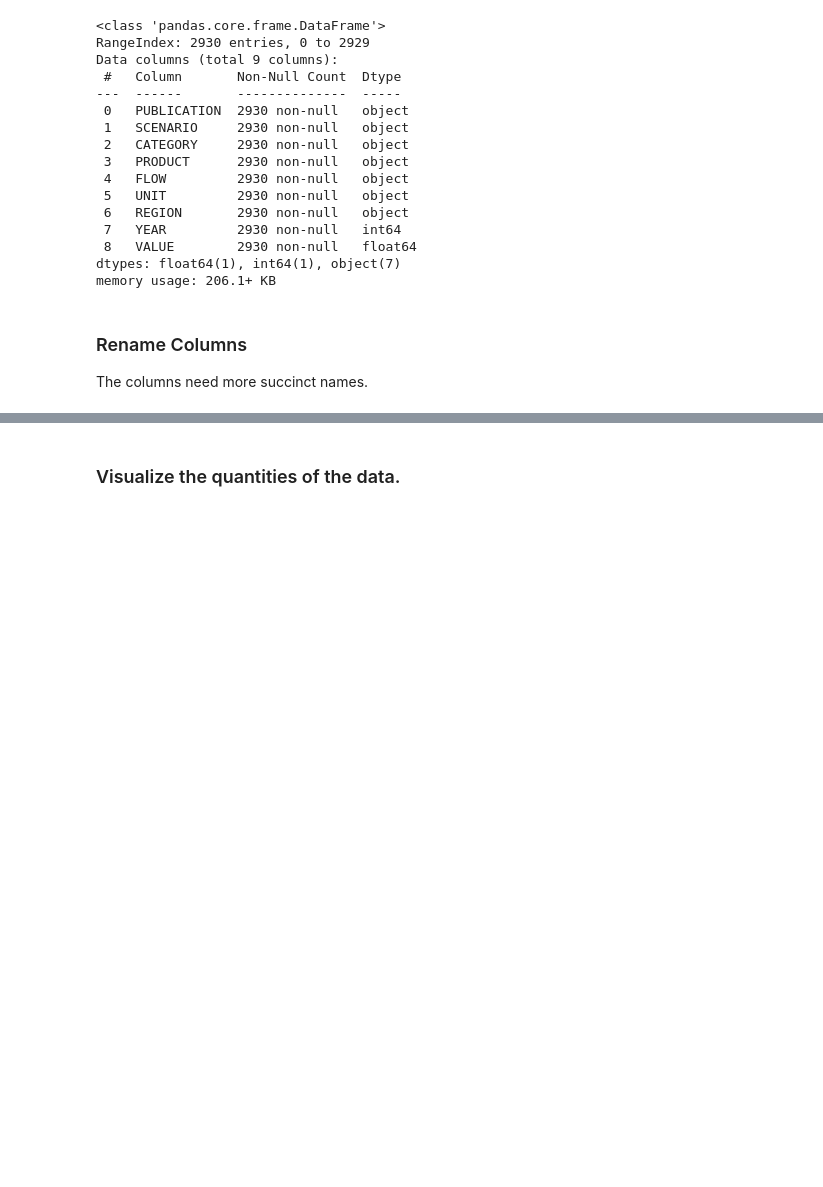
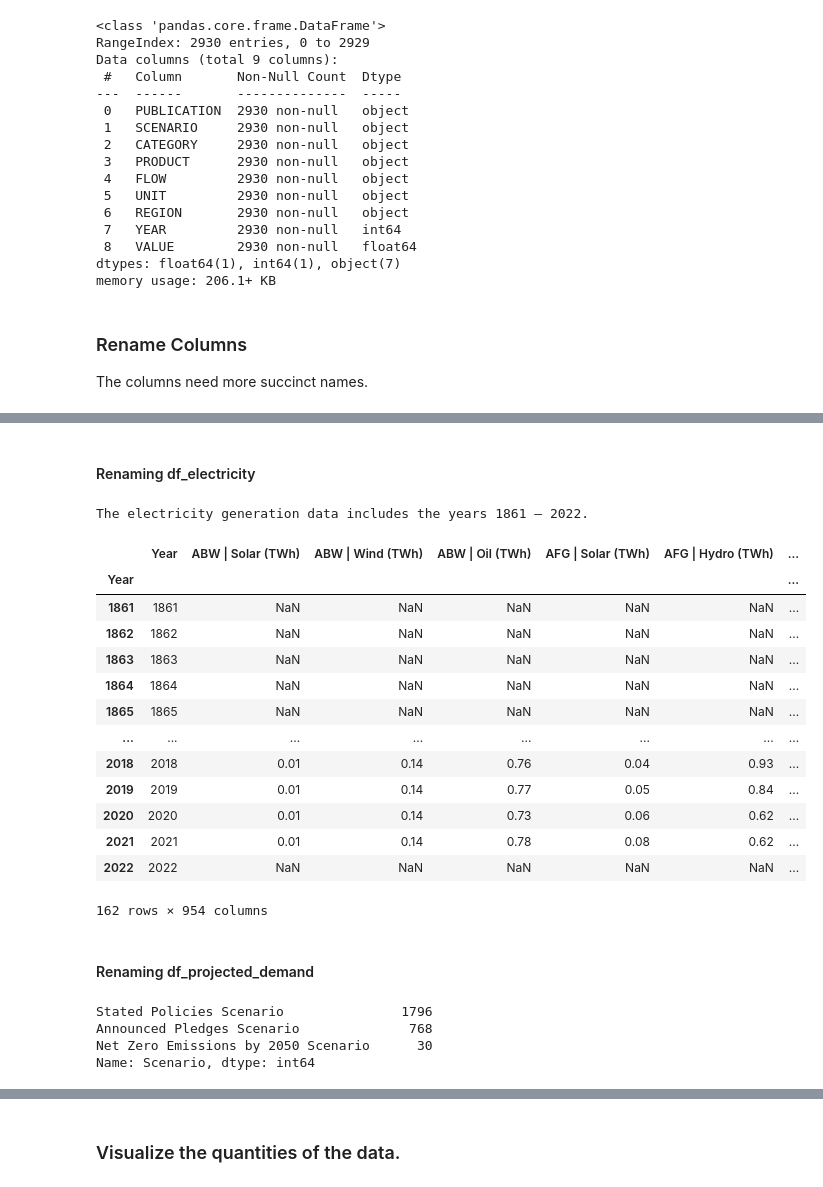
Before and after one commit to FunkyTable/Energy_Production_Time_Series_Projection, a Jupyter notebook: student.ipynb, the cells around one changed output, grey strips where cells are left out. Saved outputs shown, nothing was run; the diff lists cells and outputs as text; code cells hidden in the pictures; blank space fills up the shorter version.

```diff
--- a/student.ipynb
+++ b/student.ipynb
@@ -678,0 +861,2 @@ df_temp
+# %% [markdown]
+#### Renaming df_electricity
@@ -678,0 +878,62 @@ df_temp
+# %%
+# I'll create a dataframe to place rearranged electricity data into.
+print('The electricity generation data includes the years',
+      df_electricity['Year'].min(), '–', str(df_electricity['Year'].max())+'.')
+df_elec = pd.DataFrame(data = range(df_electricity['Year'].min(),
+                                    df_electricity['Year'].max()+1),
+                                    columns = ['Year'])
+# %% [output]
+The electricity generation data includes the years 1861 – 2022.
+# %%
+# Renaming the columns of the electricity genation DataFrame
+renaming = {'Entity' : 'Country',
+            'Other renewables excluding bioenergy (TWh) (zero filled)' :
+            'Other Renewables (TWh)',
+            'Electricity from bioenergy (TWh) (zero filled)' :
+            'Bioenergy (TWh)',
+            'Electricity from solar (TWh)' : 'Solar (TWh)',
+            'Electricity from wind (TWh)' : 'Wind (TWh)',
+            'Electricity from hydro (TWh)' : 'Hydro (TWh)',
+            'Electricity from nuclear (TWh)':'Nuclear (TWh)',
+            'Electricity from oil (TWh)' : 'Oil (TWh)',
+            'Electricity from gas (TWh)' : 'Gas (TWh)',
+            'Electricity from coal (TWh)' : 'Coal (TWh)'}
+
+df_electricity.rename(columns = renaming, inplace = True)
+# %%
+df_elec = df_elec.copy()
+df_elec.index = df_elec['Year']
+df_elec
+
+# I don't want to use anything from the electricity generation DataFrame that
+# isn't found in the emissions DataFrame.
+for code in country_df_emissions:
+    temp = df_electricity.loc[df_electricity['Code'] == code]
+    temp.columns = [code + ' | ' + col for col in temp.columns.values]
+    temp = temp.iloc[:,2:]
+    temp.rename(columns = {temp.columns[0] : 'Year'}, inplace = True)
+    temp.index = temp['Year']
+    temp = temp.iloc[:,1:]
+    for col in temp.columns:
+        if temp[col].sum() == 0:
+            temp.drop(columns = col, inplace = True)
+    df_elec = pd.concat([df_elec, temp], axis=1)
+# %%
+df_elec
+# %% [output]
+|  | Year | ABW | Solar (TWh) | ABW | Wind (TWh) | ABW | Oil (TWh) | AFG | Solar (TWh) | AFG | Hydro (TWh) | ... |
+| Year |  |  |  |  |  |  | ... |
+| 1861 | 1861 | NaN | NaN | NaN | NaN | NaN | ... |
+| 1862 | 1862 | NaN | NaN | NaN | NaN | NaN | ... |
+| 1863 | 1863 | NaN | NaN | NaN | NaN | NaN | ... |
+| 1864 | 1864 | NaN | NaN | NaN | NaN | NaN | ... |
+| 1865 | 1865 | NaN | NaN | NaN | NaN | NaN | ... |
+| ... | ... | ... | ... | ... | ... | ... | ... |
+| 2018 | 2018 | 0.01 | 0.14 | 0.76 | 0.04 | 0.93 | ... |
+| 2019 | 2019 | 0.01 | 0.14 | 0.77 | 0.05 | 0.84 | ... |
+| 2020 | 2020 | 0.01 | 0.14 | 0.73 | 0.06 | 0.62 | ... |
+| 2021 | 2021 | 0.01 | 0.14 | 0.78 | 0.08 | 0.62 | ... |
+| 2022 | 2022 | NaN | NaN | NaN | NaN | NaN | ... |
+162 rows × 954 columns
+# %% [markdown]
+#### Renaming df_projected_demand
@@ -678,0 +953,16 @@ df_temp
+# %%
+# I don't know what the carbon data is in this
+df_projected_demand = df_projected_demand.loc[
+    df_projected_demand['Category'] == 'Energy']
+
+# Each cell of Publication, and now Category, has the same value, I'll delete
+# both columns.
+df_projected_demand.drop(columns = ['Publication', 'Category'], inplace = True)
+
+# I'm intrigued by the data in the Scenario column. There are three categories:
+df_projected_demand['Scenario'].value_counts()
+# %% [output]
+Stated Policies Scenario               1796
+Announced Pledges Scenario              768
+Net Zero Emissions by 2050 Scenario      30
+Name: Scenario, dtype: int64
```
Also changed, not shown: parts of 71 cells of this notebook.
